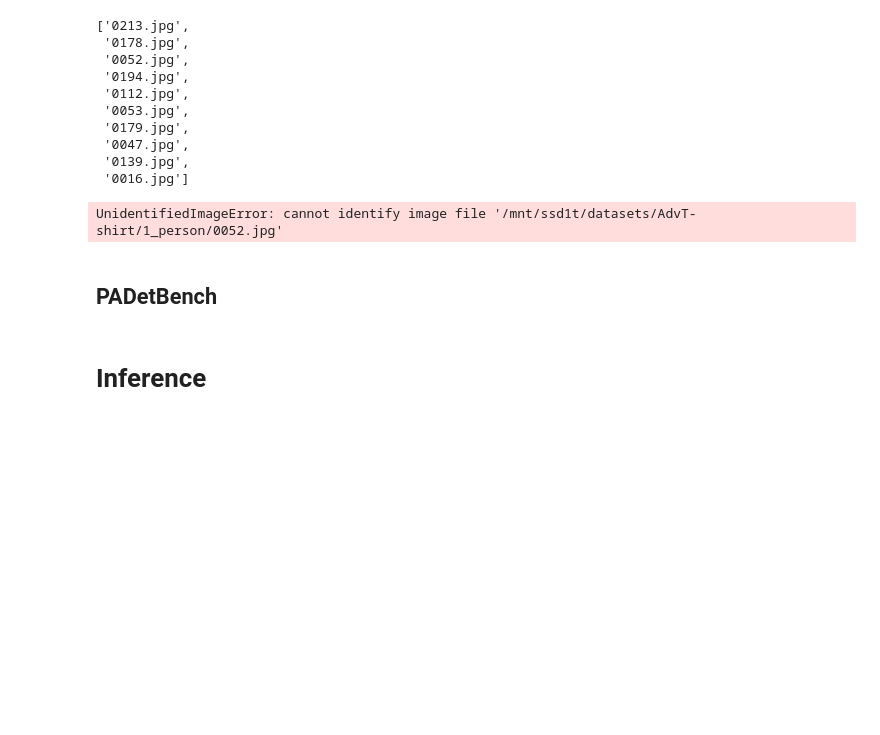
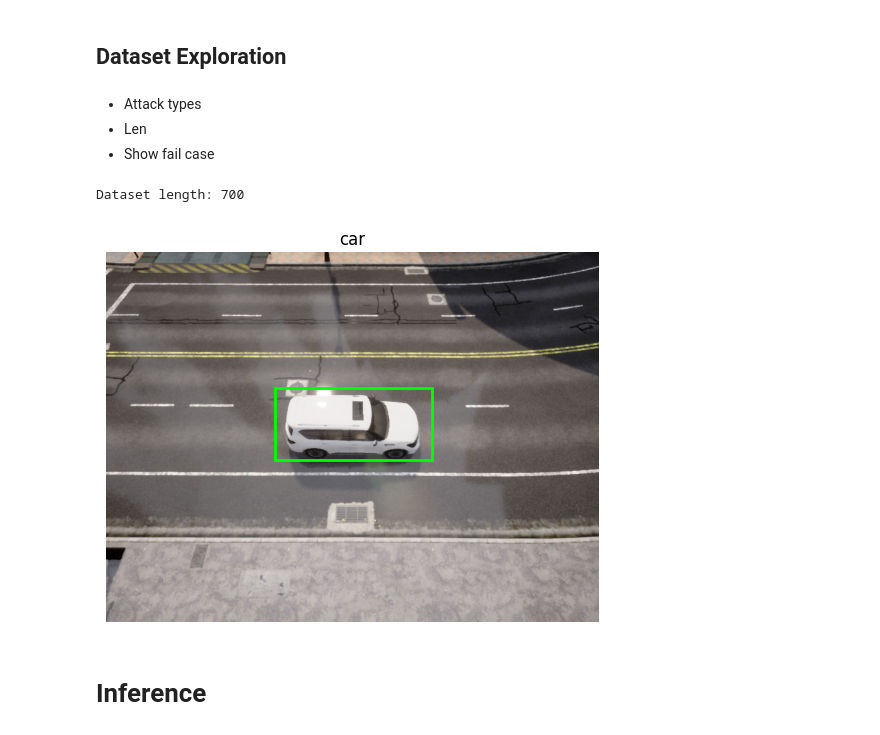
Before and after one commit to AlessandroSciarrillo/ethics_project, a Jupyter notebook: object_detection_attacks.ipynb, the cells around one changed output. Drawn from its saved outputs; the diff is of its cells as text; code cells hidden in the pictures; blank space fills up the shorter version.

```diff
--- a/object_detection_attacks.ipynb
+++ b/object_detection_attacks.ipynb
@@ -204 +234,6 @@ device = torch.device("cuda" if torch.cuda.is_available() else "cpu")
+# %%
+def get_adv_car_dataset(data_root, attack_type, label, transform):
+    data_path = f'{data_root}/car/vehicle_{attack_type}_entire/'
+    dataset = DatasetCustomLabel(data_path, label, transform=transform)
+    return dataset
 # %% [markdown]
@@ -239,13 +240,0 @@ len(dataloader)
-# %%
-dataset.img_names[:10]  # Show first 10 image names
-# %% [output]
-['0213.jpg',
- '0178.jpg',
- '0052.jpg',
- '0194.jpg',
- '0112.jpg',
- '0053.jpg',
- '0179.jpg',
- '0047.jpg',
- '0139.jpg',
- '0016.jpg']
@@ -252,23 +249,33 @@ dataset.img_names[:10]  # Show first 10 image names
+# %% [markdown]
+## Dataset Exploration
+# %% [markdown]
+- Attack types
+- Len
+- Show fail case
+# %%
+dataset = get_adv_car_dataset(DATA_ROOT, "clean", LABEL, transform)
+dataloader = DataLoader(dataset, batch_size=1, shuffle=False)
+print('Dataset length:', len(dataloader))
+# %% [output]
+Dataset length: 700
 # %%
-idx_sample = 2
+idx_sample = 65
 sample = dataset[idx_sample][0]
+bboxes = dataset[idx_sample][2]
 
-# Revert normalization for visualization
-#mean = np.array(transform.mean)
-#std = np.array(transform.std)
-mean = np.array([0.485, 0.456, 0.406])
-std = np.array([0.229, 0.224, 0.225])
+ax = plt.gca()
+for bbox in bboxes:
+    x, y, w, h = bbox
+    rect = plt.Rectangle((x, y), w, h, fill=False, color='lime', linewidth=2)
+    ax.add_patch(rect)
+
 img = sample.permute(1, 2, 0).cpu().numpy()
-img = (img * std) + mean
-img = np.clip(img, 0, 1)
 plt.imshow(img)
 plt.title(dataset[idx_sample][1])
 plt.axis('off')
 plt.show()
 # %% [output]
-UnidentifiedImageError: cannot identify image file '/mnt/ssd1t/datasets/AdvT-shirt/1_person/0052.jpg'
+[figure, added]
-# %% [markdown]
-## PADetBench
 # %% [markdown]
 # Inference
 # %%
```
Also changed, not shown: parts of 25 cells of this notebook.
